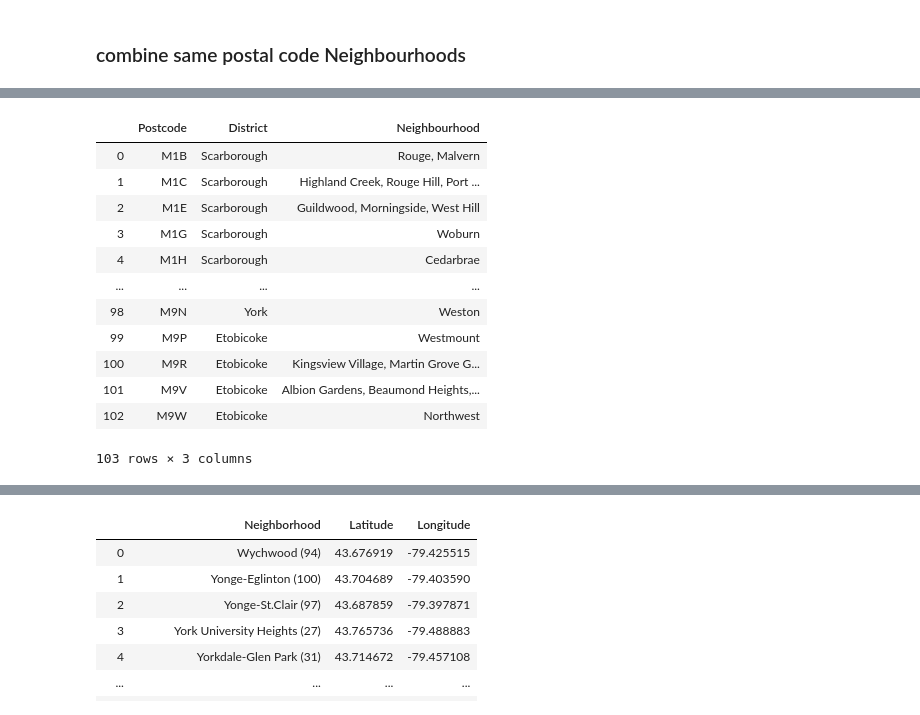
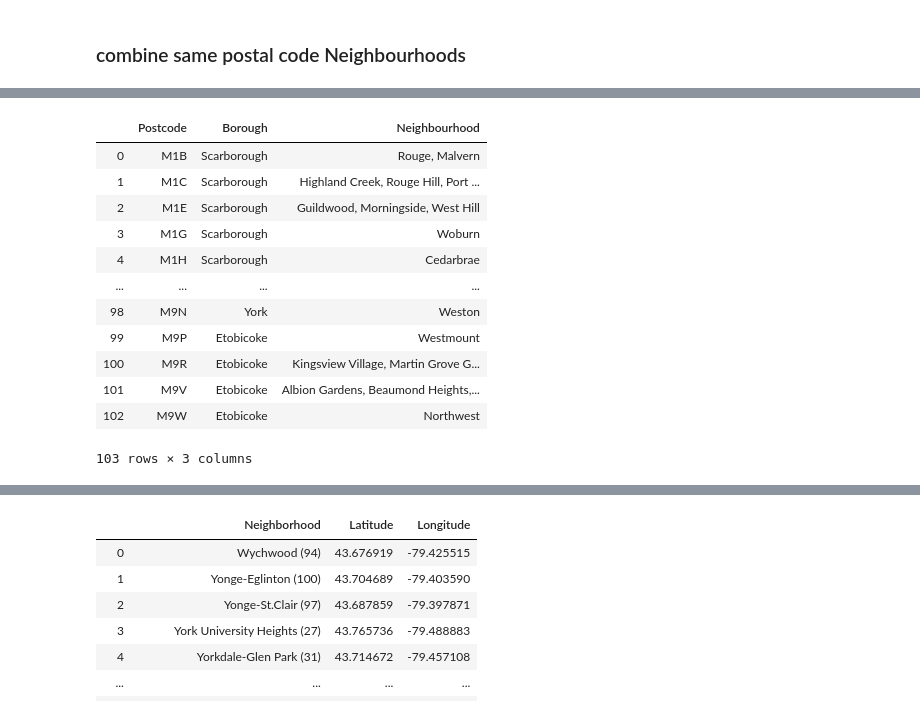
Before and after one commit to JayGeisler/Coursera_Capstone, a Jupyter notebook: Coursera_Capstone.ipynb, the cells around one changed output, grey strips where cells are left out. Drawn from its saved outputs; the diff is of its cells as text; code cells hidden in the pictures.

```diff
--- a/Coursera_Capstone.ipynb
+++ b/Coursera_Capstone.ipynb
@@ -47,7 +50,7 @@ Toronto_data
 ##### clean up data set, remove not assigned district and change the name of not assigned neighbourhoods to the same as the district
 # %%
 index = 0
-for i in Toronto_data['District']:
+for i in Toronto_data['Borough']:
     if i == 'Not assigned':
         Toronto_data.drop([index],inplace = True)
     index += 1
@@ -72,7 +75,7 @@ Toronto_data
 index = 0
 for i in Toronto_data['Neighbourhood']:
     if i == 'Not assigned':
-        Toronto_data.at[index, 'Neighbourhood'] = Toronto_data['District'][index]
+        Toronto_data.at[index, 'Neighbourhood'] = Toronto_data['Borough'][index]
     index += 1
 # %%
 Toronto_data
@@ -94,0 +102,17 @@ Toronto_data
+# %%
+from geopy.geocoders import Nominatim
+import time
+
+longit = np.zeros(len(Toronto_data['Neighbourhood']))
+latit = np.zeros(len(Toronto_data['Neighbourhood']))
+
+index = 0
+for i in Toronto_data['Neighbourhood']:
+    geolocator = Nominatim(user_agent="Toronto2")
+    location = geolocator.geocode(i + ",Toronto,Ontario,Canada")
+    time.sleep(1)
+    if location != None:
+        print((location.latitude, location.longitude))
+        longit[index] = location.longitude
+        latit[index] = location.latitude
+    index += 1
@@ -94,0 +137,4 @@ Toronto_data
+# %%
+Toronto_data['Latitude'] = latit
+Toronto_data['Longitude'] = longit
+Toronto_data
@@ -95,9 +174,9 @@ Toronto_data
 # %%
-Toronto_data2 = Toronto_data.groupby(['Postcode', 'District'])['Neighbourhood'].apply(', '.join).reset_index()
-Toronto_data2.columns = ['Postcode', 'District', 'Neighbourhood']
+Toronto_data2 = Toronto_data.groupby(['Postcode', 'Borough'])['Neighbourhood'].apply(', '.join).reset_index()
+Toronto_data2.columns = ['Postcode', 'Borough', 'Neighbourhood']
 Toronto_data2
 # %% [output]
-|  | Postcode | District | Neighbourhood |
+|  | Postcode | Borough | Neighbourhood |
 | 0 | M1B | Scarborough | Rouge, Malvern |
 | 1 | M1C | Scarborough | Highland Creek, Rouge Hill, Port ... |
 | 2 | M1E | Scarborough | Guildwood, Morningside, West Hill |
```
Also changed, not shown: parts of 15 cells of this notebook.
